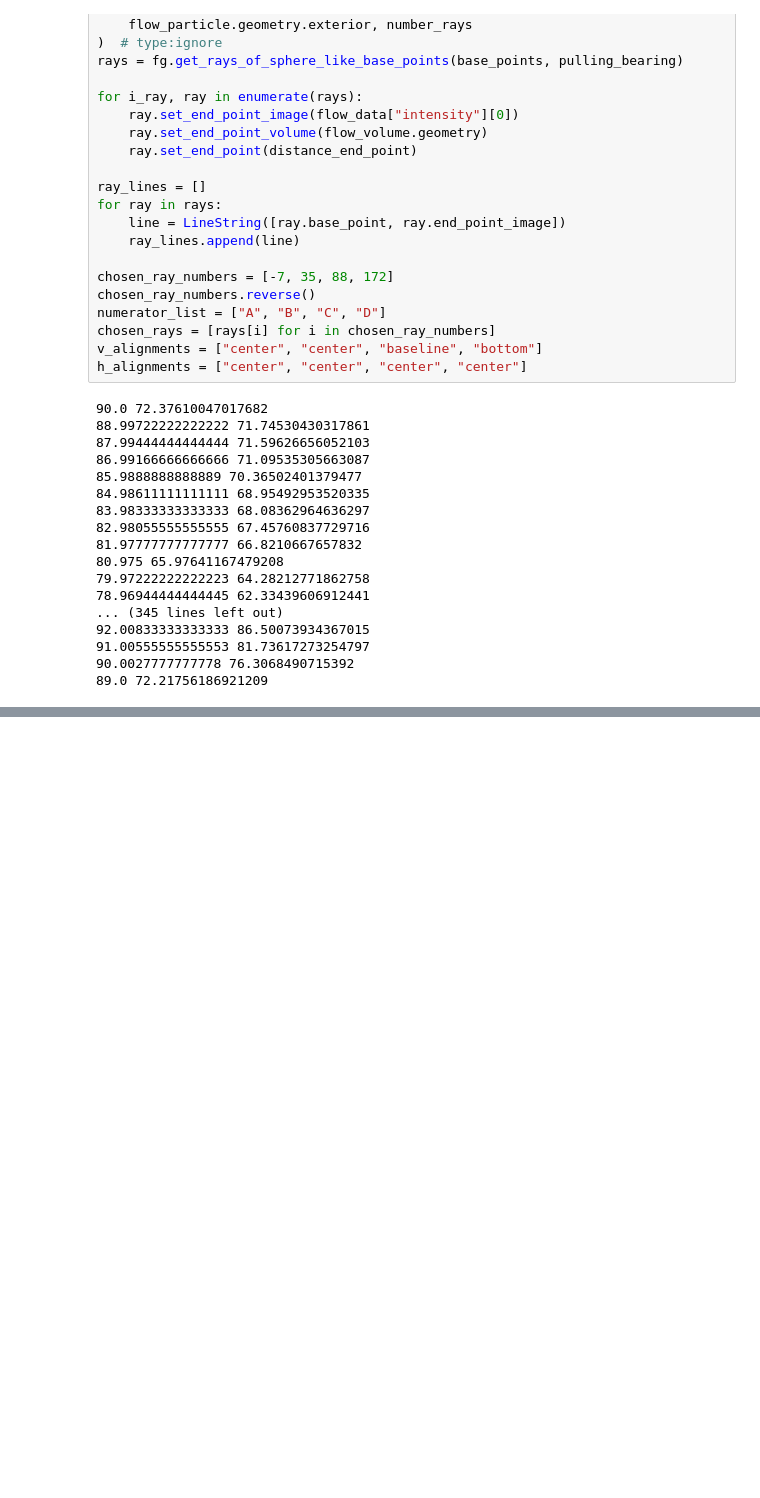
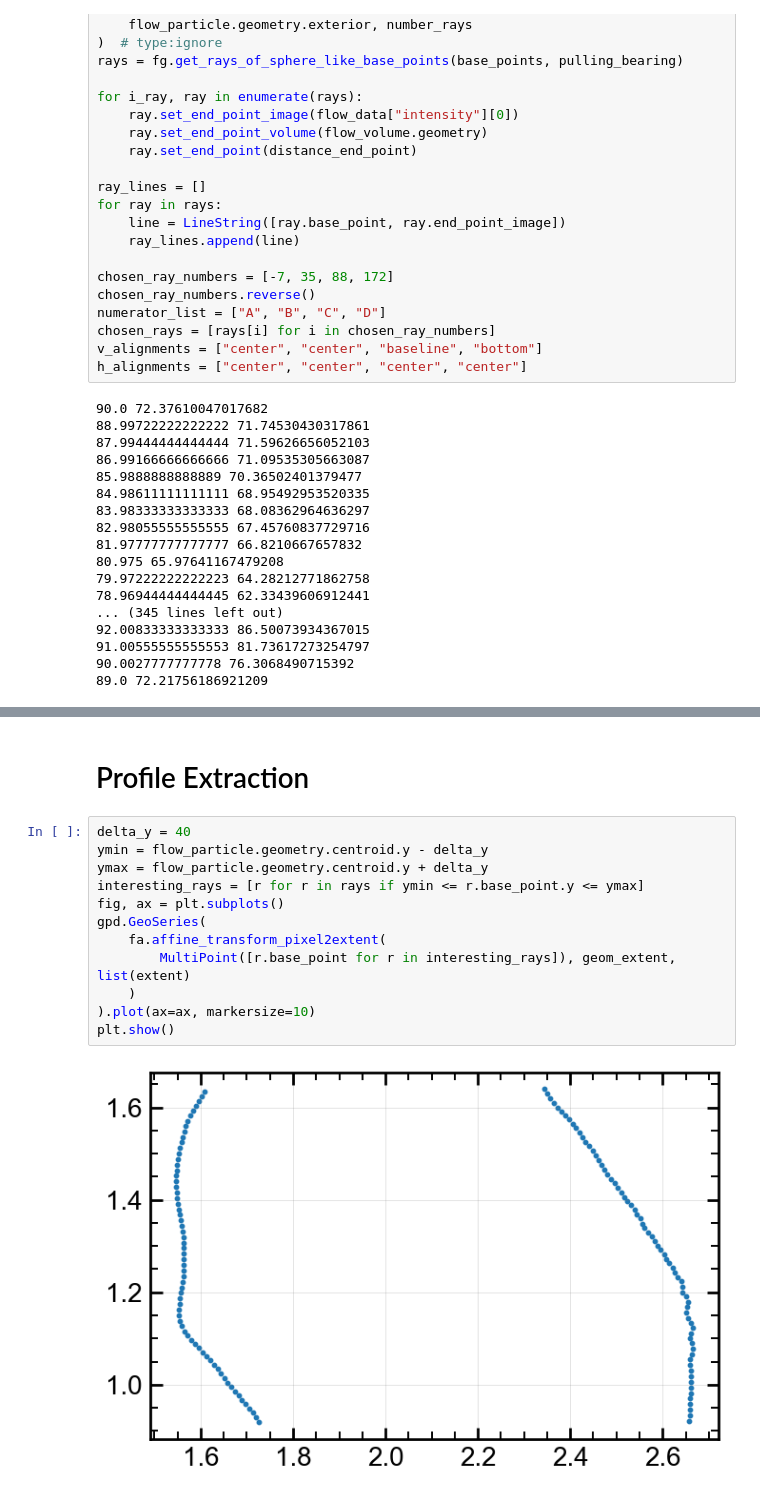
Before and after one commit to js-chemE/paper01, a Jupyter notebook: flow.ipynb, the cells around one changed output, grey strips where cells are left out. Saved outputs shown, nothing was run; the diff lists cells and outputs as text; blank space fills up the shorter version.

```diff
--- a/flow.ipynb
+++ b/flow.ipynb
@@ -429,0 +430,16 @@ plt.show()
+# %% [markdown]
+# Profile Extraction
+# %%
+delta_y = 40
+ymin = flow_particle.geometry.centroid.y - delta_y
+ymax = flow_particle.geometry.centroid.y + delta_y
+interesting_rays = [r for r in rays if ymin <= r.base_point.y <= ymax]
+fig, ax = plt.subplots()
+gpd.GeoSeries(
+    fa.affine_transform_pixel2extent(
+        MultiPoint([r.base_point for r in interesting_rays]), geom_extent, list(extent)
+    )
+).plot(ax=ax, markersize=10)
+plt.show()
+# %% [output]
+[figure, added]
```
Also changed, not shown: parts of 7 cells of this notebook, 13 other files.
